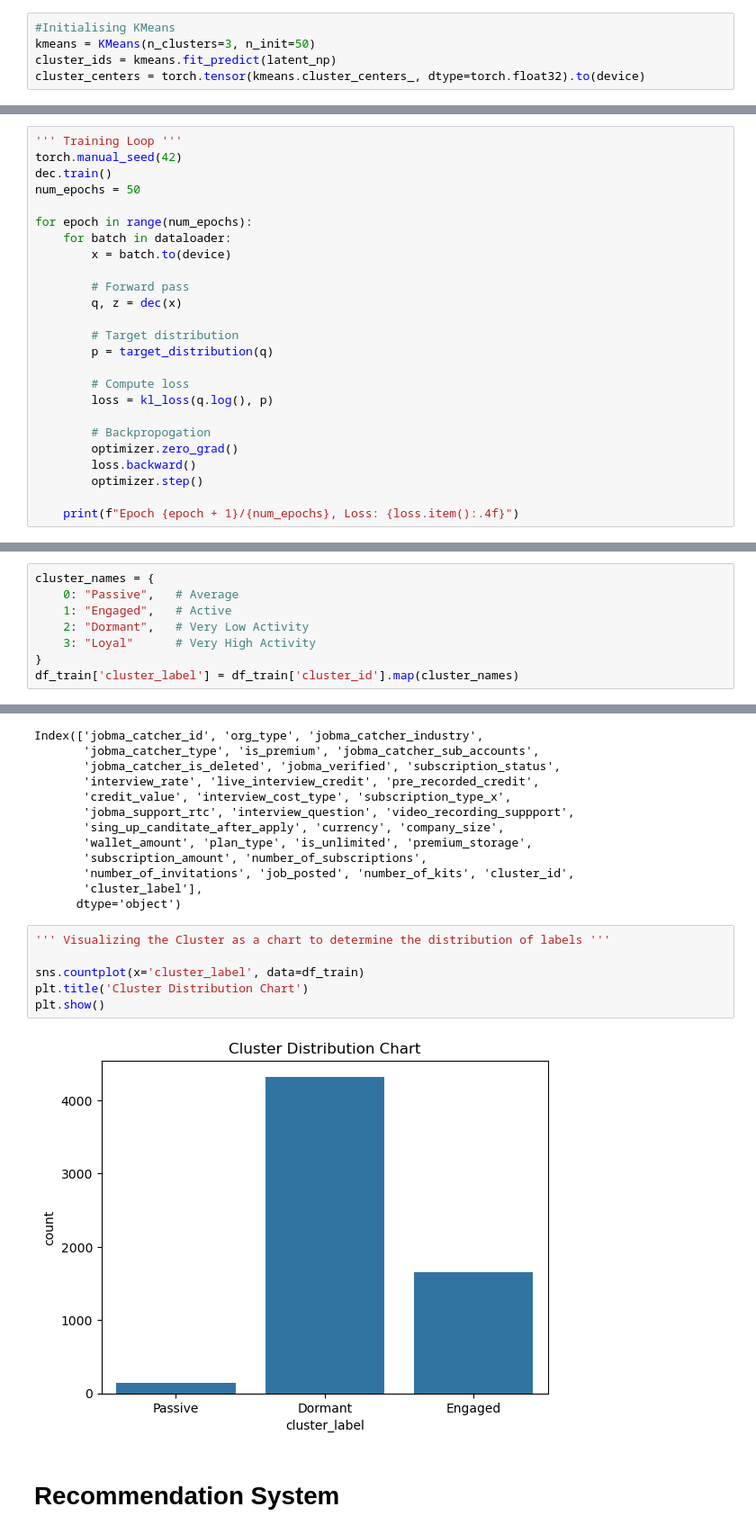
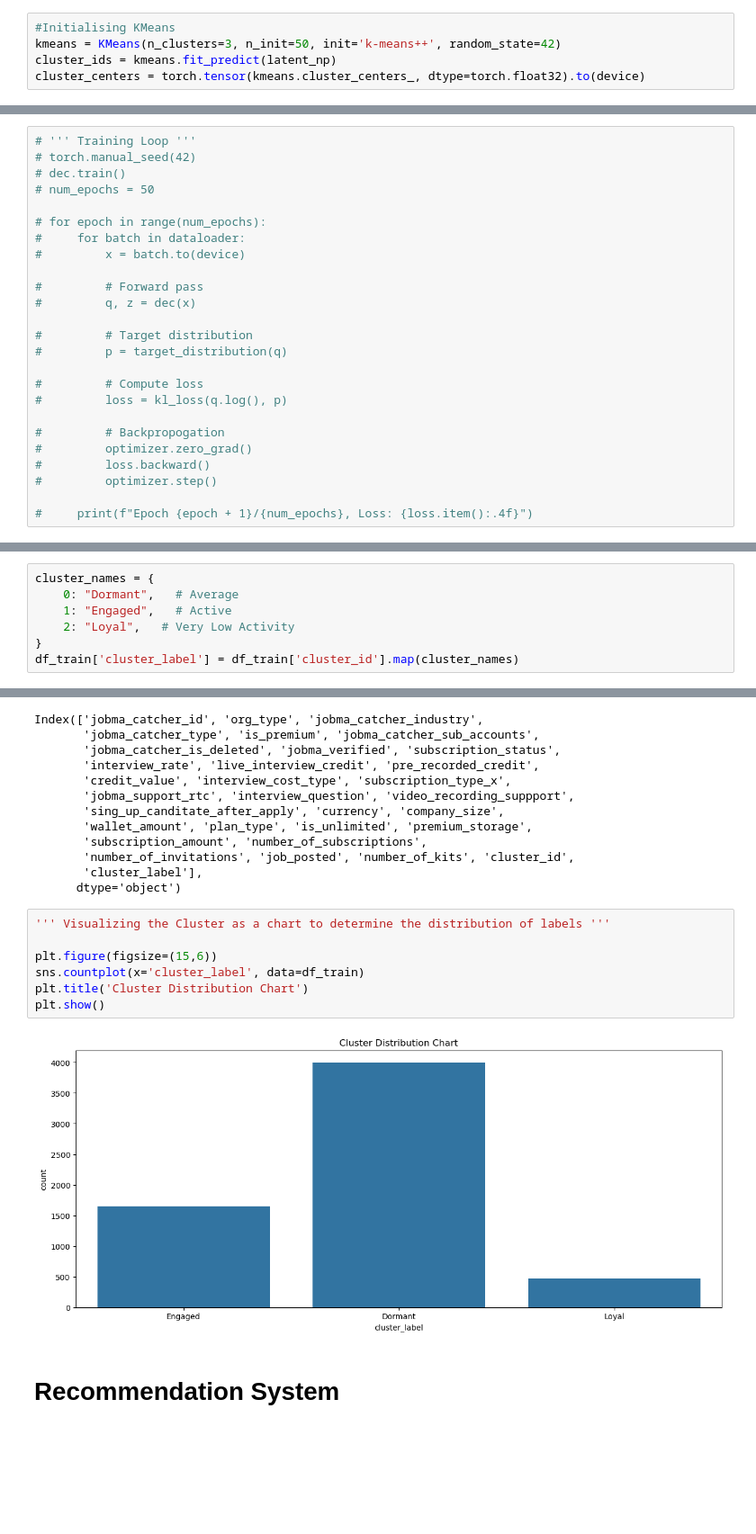
Before and after one commit to DushyantGoyal1611/Python_Jobma, a Jupyter notebook: Recommender System/Client's Loyalty Recommendation System/Client_Recommendation.ipynb, the cells around one changed output, grey strips where cells are left out. Shown at 90% size. Cells and saved outputs as stored; diff of their text form; blank space fills up the shorter version.

```diff
--- a/Recommender System/Client's Loyalty Recommendation System/Client_Recommendation.ipynb
+++ b/Recommender System/Client's Loyalty Recommendation System/Client_Recommendation.ipynb
@@ -468,5 +462,5 @@ plt.show()
 # %%
 #Initialising KMeans
-kmeans = KMeans(n_clusters=3, n_init=50)
+kmeans = KMeans(n_clusters=3, n_init=50, init='k-means++', random_state=42)
 cluster_ids = kmeans.fit_predict(latent_np)
 cluster_centers = torch.tensor(kmeans.cluster_centers_, dtype=torch.float32).to(device)
@@ -503,25 +507,25 @@ optimizer = torch.optim.Adam(dec.parameters(), lr=1e-4)
 # %%
-''' Training Loop '''
-torch.manual_seed(42)
-dec.train()
-num_epochs = 50
+# ''' Training Loop '''
+# torch.manual_seed(42)
+# dec.train()
+# num_epochs = 50
 
-for epoch in range(num_epochs):
-    for batch in dataloader:
-        x = batch.to(device)
+# for epoch in range(num_epochs):
+#     for batch in dataloader:
+#         x = batch.to(device)
 
-        # Forward pass
-        q, z = dec(x)
+#         # Forward pass
+#         q, z = dec(x)
 
-        # Target distribution
-        p = target_distribution(q)
+#         # Target distribution
+#         p = target_distribution(q)
 
-        # Compute loss
-        loss = kl_loss(q.log(), p)
+#         # Compute loss
+#         loss = kl_loss(q.log(), p)
 
-        # Backpropogation
-        optimizer.zero_grad()
-        loss.backward()
-        optimizer.step()
+#         # Backpropogation
+#         optimizer.zero_grad()
+#         loss.backward()
+#         optimizer.step()
 
-    print(f"Epoch {epoch + 1}/{num_epochs}, Loss: {loss.item():.4f}")
+#     print(f"Epoch {epoch + 1}/{num_epochs}, Loss: {loss.item():.4f}")
@@ -595,10 +621,9 @@ cluster_id
 # Final Step: Add Meaningful Cluster Labels for Recommendation System
 # %%
 cluster_names = {
-    0: "Passive",   # Average
+    0: "Dormant",   # Average
     1: "Engaged",   # Active
-    2: "Dormant",   # Very Low Activity
-    3: "Loyal"      # Very High Activity
+    2: "Loyal",   # Very Low Activity
 }
 df_train['cluster_label'] = df_train['cluster_id'].map(cluster_names)
 # %%
@@ -627,11 +652,12 @@ Index(['jobma_catcher_id', 'org_type', 'jobma_catcher_industry',
 # %%
 ''' Visualizing the Cluster as a chart to determine the distribution of labels '''
 
+plt.figure(figsize=(15,6))
 sns.countplot(x='cluster_label', data=df_train)
 plt.title('Cluster Distribution Chart')
 plt.show()
 # %% [output]
-[figure, old version]
+[figure, new version]
 # %% [markdown]
 # Recommendation System
 # %%
```
Also changed, not shown: parts of 25 cells of this notebook, 4 other files.
